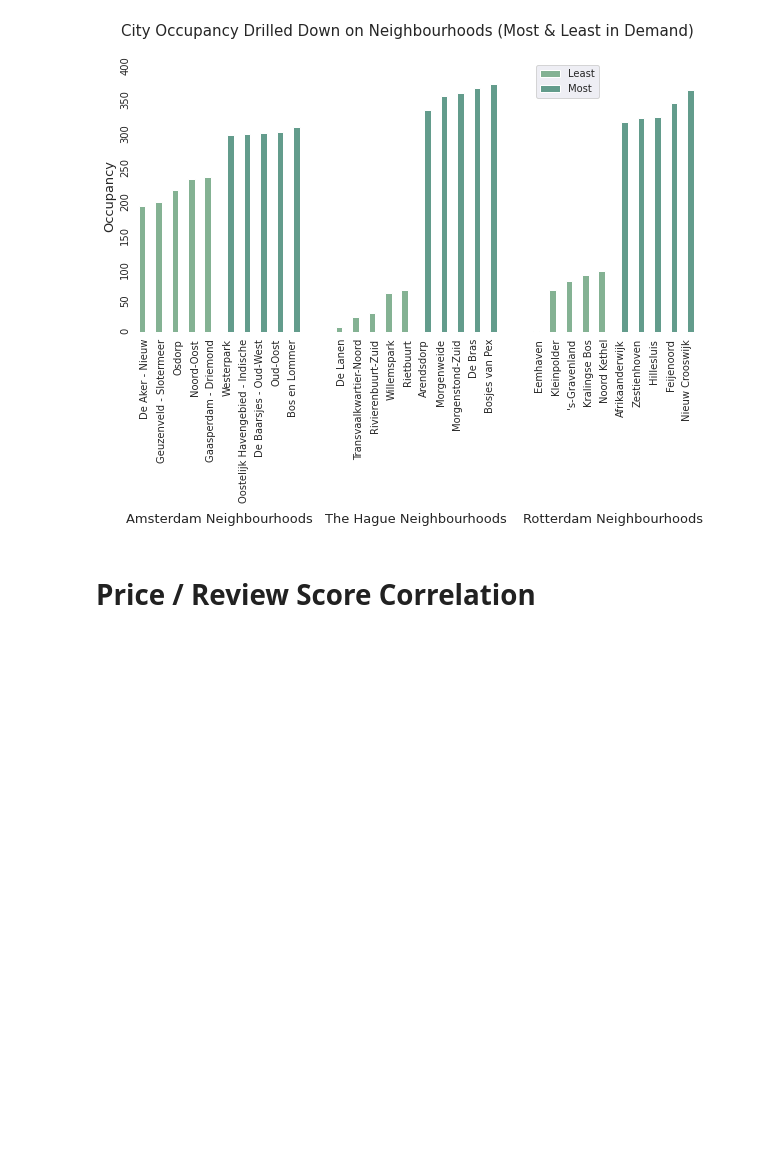
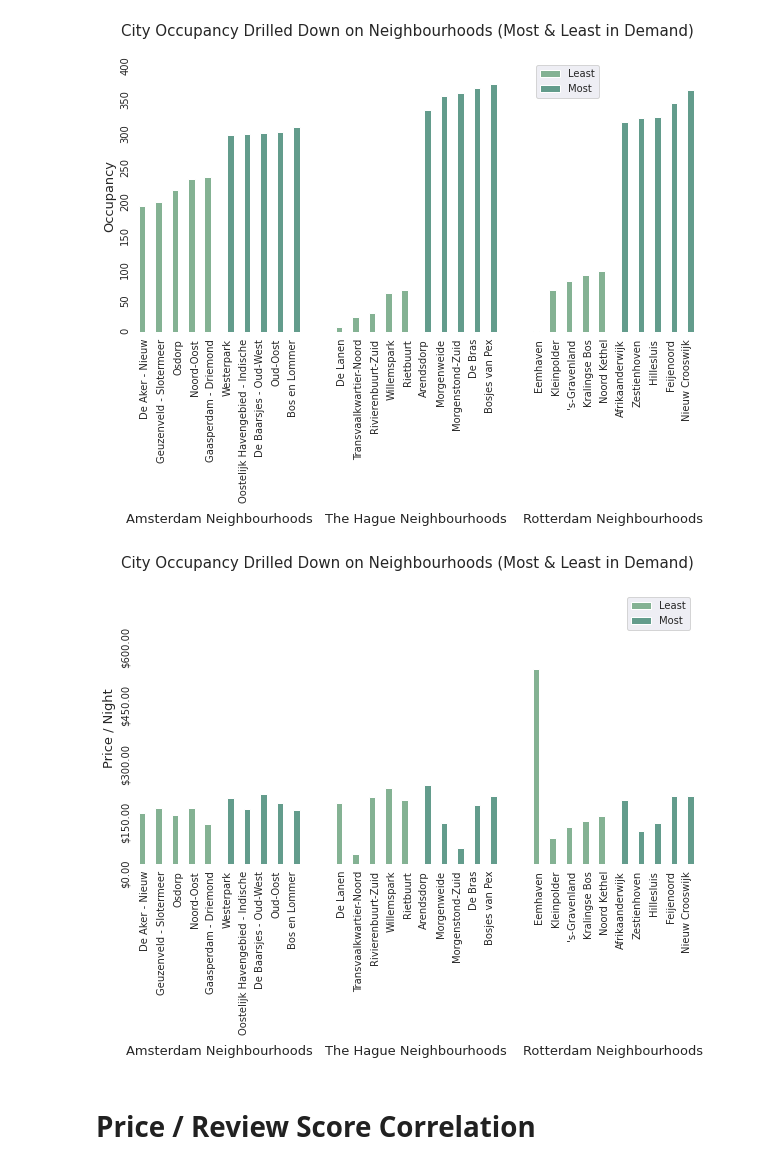
Before and after one commit to js658g/airbnb-data-analysis, a Jupyter notebook: statistics.ipynb, the cells around one changed output. Saved outputs shown, nothing was run; the diff lists cells and outputs as text; code cells hidden in the pictures; blank space fills up the shorter version.

Commit message:
Add occupancy - price graph.

```diff
--- a/statistics.ipynb
+++ b/statistics.ipynb
@@ -144,7 +146,7 @@ def compute_availability_df(df: pd.DataFrame, days: int, group_by: str) -> pd.Da
         Compute the availability & occupancy mean relative to a given features.
 
     :param df: The DataFrame we will be doing analytics on.
-    :param days: The numbers of availability days.
+    :param days: The numbers of availability days (choose from 30, 60, 90, 365).
     :param group_by: The features we will be doing the mean to.
 
     :return: A DataFrame with mean values relative to "group_by".
@@ -154,11 +156,9 @@ def compute_availability_df(df: pd.DataFrame, days: int, group_by: str) -> pd.Da
 
     availability_df = df[df["has_availability"] == "t"].copy()
 
-    availability_df = availability_df.groupby(group_by)[f"availability_{days}"].\
+    availability_df = availability_df.groupby(group_by)[[f"availability_{days}", "price"]].\
             mean().\
-            sort_values(ascending=False).\
-            rename(f"availability_{days}").\
-            to_frame().\
+            sort_values(by=f"availability_{days}", ascending=False).\
             reset_index()
     availability_df[f"occupancy_{days}"] = days - availability_df[f"availability_{days}"]
 
@@ -202,9 +205,14 @@ render_city_occupancy_plot(df, days=365)
 # %% [markdown]
 ### By Neighbourhood
 # %%
-def render_neighbourhood_occupancy_plot(df: pd.DataFrame, days: int):
+def render_neighbourhood_occupancy_plot(df: pd.DataFrame, days: int, y: str):
     """
         Render the occupancy information as bar plots relative to every city and the most & least occupied neighbourhoods.
+
+        :param df: The DataFrame we will be doing analytics on.
+        :param days: The number of availability days (choose from 30, 60, 90, 365).
+        :param y: The feature that we want to display on the "y" axis.
+
     """
 
     fig, axes = plt.subplots(1, 3, sharey="all", figsize=(10, 5))
@@ -221,9 +229,14 @@ def render_neighbourhood_occupancy_plot(df: pd.DataFrame, days: int):
 
         aggregated_occupancies["neighbourhood_cleansed"] = aggregated_occupancies["neighbourhood_cleansed"].transform(
             lambda item: " ".join(item.split(" ")[:4]))
-        ax = sns.barplot(x="neighbourhood_cleansed", y=f"occupancy_{days}", data=aggregated_occupancies, hue="occupancy", ax=top_ax)
+        ax = sns.barplot(x="neighbourhood_cleansed", y=y, data=aggregated_occupancies, hue="occupancy", ax=top_ax)
+
+        # Set label based on specific "city" and "y" property.
         if city == "Amsterdam":
-            ax.set_ylabel("Occupancy", fontsize=13)
+            if "OCCUPANCY" in y.upper():
+                ax.set_ylabel("Occupancy", fontsize=13)
+            else:
+                ax.set_ylabel("Price / Night", fontsize=13)
         else:
             ax.set_ylabel("")
         ax.set_xlabel(f"{city} Neighbourhoods", fontsize=13)
@@ -232,15 +245,20 @@ def render_neighbourhood_occupancy_plot(df: pd.DataFrame, days: int):
         ax.set_facecolor("white")
         ax.get_legend().remove()
 
-        ax.set_ylim(0, 400)
         ax.tick_params(axis='both', which='major', labelsize=10)
         ax.xaxis.labelpad = 10
 
-        ax.yaxis.set_major_locator(MultipleLocator(50))
-        ax.yaxis.set_major_formatter(FormatStrFormatter('%1.d'))
+        if "OCCUPANCY" in y.upper():
+            ax.yaxis.set_major_locator(MultipleLocator(50))
+            ax.yaxis.set_major_formatter(FormatStrFormatter('%1.d'))
+            ax.set_ylim(0, 400)
+        else:
+            ax.yaxis.set_major_locator(MultipleLocator(150))
+            ax.yaxis.set_major_formatter(FormatStrFormatter('$%1.2f'))
+            ax.set_ylim(0, 700)
 
     plt.legend()
     fig.align_xlabels(axes)
     fig.suptitle("City Occupancy Drilled Down on Neighbourhoods (Most & Least in Demand)", fontsize=15)
-    plt.savefig(Path("images") / "city_neighbourhood_occupancy.png", bbox_inches="tight")
+    plt.savefig(Path("images") / f"city_neighbourhood_occupancy_{y}.png", bbox_inches="tight")
 # %%
@@ -248,5 +266,9 @@ render_neighbourhood_occupancy_plot(df, 365)
 # %% [output]
 [figure]
+# %%
+render_neighbourhood_occupancy_plot(df, 365, y="price")
+# %% [output]
+[figure, added]
 # %% [markdown]
 # Price / Review Score Correlation
 # %%
```
Also changed, not shown: parts of 4 cells of this notebook, 3 other files.
